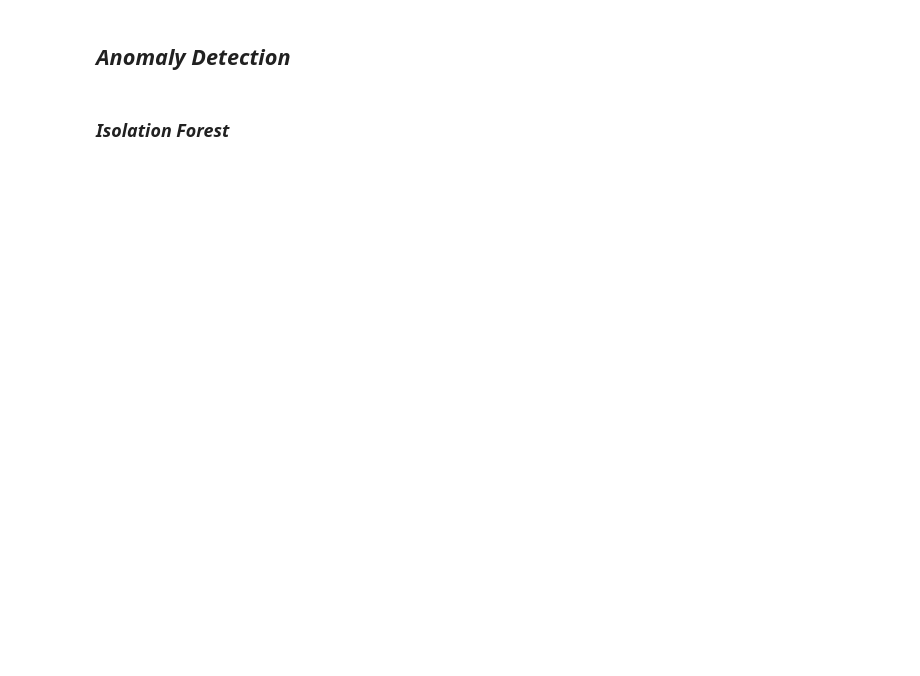
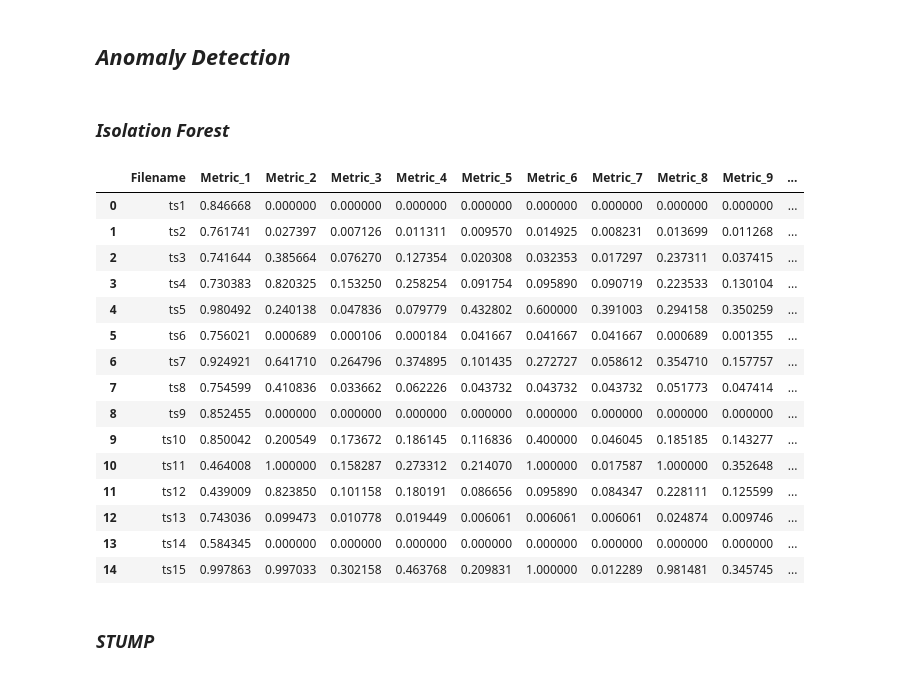
Before and after one commit to GeorgeM2000/Streamify-Time-Series-Anomaly-Detection-Methods, a Jupyter notebook: Non-Streaming_Method_Testing.ipynb, the cells around one changed output. Cells and saved outputs as stored; diff of their text form; code cells hidden in the pictures; blank space fills up the shorter version.

Commit message:
Implemented Batch STUMP
Implemented Batch STUMP.

Also:
* Naive online Isolation Forest
* Implemented (not completely run) SAND and naive online STUMP

```diff
--- a/Non-Streaming_Method_Testing.ipynb
+++ b/Non-Streaming_Method_Testing.ipynb
@@ -155,7 +152,12 @@ clf = IForest(n_jobs=1)
+# %%
+from tqdm.notebook import tqdm_notebook as tqdm
+
+modelName = 'IForest'
+clf = IForest(n_jobs=10)
 # %%
 results = []
 
-for filename in preprocessed_dict.keys():
+for filename in tqdm(preprocessed_dict.keys()):
     ts = preprocessed_dict[filename]
     x = ts['X_data']
 
@@ -168,5 +170,27 @@ for filename in preprocessed_dict.keys():
     L = printResult(ts['data'], ts['label'], score, ts['slidingWindow'], ts['name'], modelName)
     results.append([filename] + L)
 # %%
-columns = ['Filename'] + [f'Metric_{i+1}' for i in range(len(results[0])-1)]
+# columns = ['Filename'] + [f'Metric_{i+1}' for i in range(len(results[0])-1)]
+columns = ['Filename'] + ['AUC', 'Precision', 'Recall', 'F-score', 'Range-recall', 'ExistenceReward', 'OverlapReward', 'Range-precision', 'Range-Fscore', 'Precison@k', 'RangeAUC']
 df = pd.DataFrame(results, columns=columns)
+# %%
+df
+# %% [output]
+|  | Filename | Metric_1 | Metric_2 | Metric_3 | Metric_4 | Metric_5 | Metric_6 | Metric_7 | Metric_8 | Metric_9 | ... |
+| 0 | ts1 | 0.846668 | 0.000000 | 0.000000 | 0.000000 | 0.000000 | 0.000000 | 0.000000 | 0.000000 | 0.000000 | ... |
+| 1 | ts2 | 0.761741 | 0.027397 | 0.007126 | 0.011311 | 0.009570 | 0.014925 | 0.008231 | 0.013699 | 0.011268 | ... |
+| 2 | ts3 | 0.741644 | 0.385664 | 0.076270 | 0.127354 | 0.020308 | 0.032353 | 0.017297 | 0.237311 | 0.037415 | ... |
+| 3 | ts4 | 0.730383 | 0.820325 | 0.153250 | 0.258254 | 0.091754 | 0.095890 | 0.090719 | 0.223533 | 0.130104 | ... |
+| 4 | ts5 | 0.980492 | 0.240138 | 0.047836 | 0.079779 | 0.432802 | 0.600000 | 0.391003 | 0.294158 | 0.350259 | ... |
+| 5 | ts6 | 0.756021 | 0.000689 | 0.000106 | 0.000184 | 0.041667 | 0.041667 | 0.041667 | 0.000689 | 0.001355 | ... |
+| 6 | ts7 | 0.924921 | 0.641710 | 0.264796 | 0.374895 | 0.101435 | 0.272727 | 0.058612 | 0.354710 | 0.157757 | ... |
+| 7 | ts8 | 0.754599 | 0.410836 | 0.033662 | 0.062226 | 0.043732 | 0.043732 | 0.043732 | 0.051773 | 0.047414 | ... |
+| 8 | ts9 | 0.852455 | 0.000000 | 0.000000 | 0.000000 | 0.000000 | 0.000000 | 0.000000 | 0.000000 | 0.000000 | ... |
+| 9 | ts10 | 0.850042 | 0.200549 | 0.173672 | 0.186145 | 0.116836 | 0.400000 | 0.046045 | 0.185185 | 0.143277 | ... |
+| 10 | ts11 | 0.464008 | 1.000000 | 0.158287 | 0.273312 | 0.214070 | 1.000000 | 0.017587 | 1.000000 | 0.352648 | ... |
+| 11 | ts12 | 0.439009 | 0.823850 | 0.101158 | 0.180191 | 0.086656 | 0.095890 | 0.084347 | 0.228111 | 0.125599 | ... |
+| 12 | ts13 | 0.743036 | 0.099473 | 0.010778 | 0.019449 | 0.006061 | 0.006061 | 0.006061 | 0.024874 | 0.009746 | ... |
+| 13 | ts14 | 0.584345 | 0.000000 | 0.000000 | 0.000000 | 0.000000 | 0.000000 | 0.000000 | 0.000000 | 0.000000 | ... |
+| 14 | ts15 | 0.997863 | 0.997033 | 0.302158 | 0.463768 | 0.209831 | 1.000000 | 0.012289 | 0.981481 | 0.345745 | ... |
+# %% [markdown]
+### ***STUMP***
```
Also changed, not shown: parts of 8 cells of this notebook, 2 other files.
